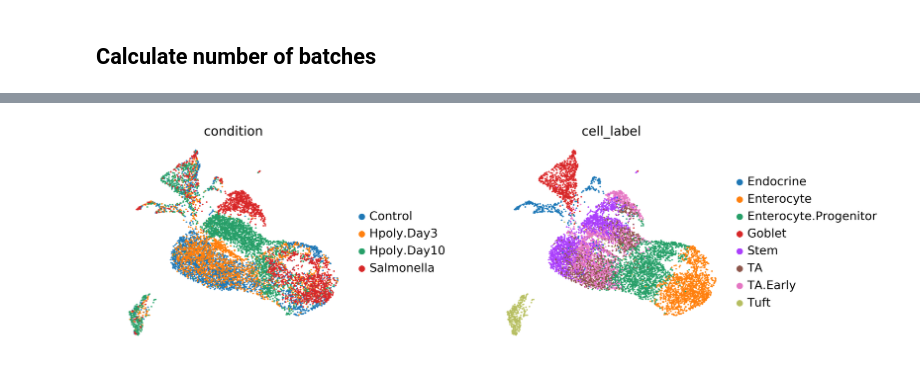
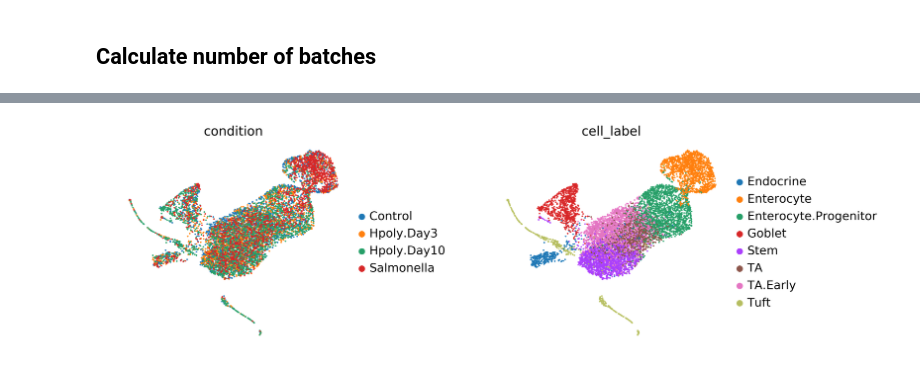
Before and after one commit to theislab/trVAE, a Jupyter notebook: examples/trVAE_Haber.ipynb, the cells around one changed output, grey strips where cells are left out. Saved outputs shown, nothing was run; the diff lists cells and outputs as text; code cells hidden in the pictures.

Commit message:
trVAE Haber notebook updated

```diff
--- a/examples/trVAE_Haber.ipynb
+++ b/examples/trVAE_Haber.ipynb
@@ -78,2 +83,0 @@ findfont: Font family ['Arial'] not found. Falling back to DejaVu Sans.
-# %%
-train_adata, valid_adata = trvae.utils.train_test_split(adata, train_frac=0.80)
@@ -112,10 +101,13 @@ Some of network parameters:
 # %%
-network = trvae.archs.trVAE(x_dimension=train_adata.shape[1],
-                            architecture=[128, 32],
-                            z_dimension=10,
-                            n_conditions=n_conditions,
-                            alpha=0.00005,
-                            beta=50,
-                            eta=100,
-                            output_activation='relu')
+network = trvae.models.trVAE(x_dimension=adata.shape[1],
+                             architecture=[128, 32],
+                             z_dimension=10,
+                             gene_names=adata.var_names.tolist(),
+                             conditions=conditions,
+                             model_path='./models/trVAE/haber/',
+                             alpha=0.0001,
+                             beta=50,
+                             eta=100,
+                             loss_fn='mse',
+                             output_activation='relu')
 # %% [output]
@@ -149,13 +143,12 @@ __NOTE: This will take 5 minutes in a single 1080ti Nvidia GPU__
 # %%
-network.train(net_train_adata,
-              net_valid_adata,
-              condition_encoder,
+network.train(adata,
               condition_key,
-              n_epochs=1000,
+              train_size=0.8,
+              n_epochs=300,
               batch_size=1024,
+              early_stop_limit=15,
+              lr_reducer=10,
               verbose=5,
-              early_stop_limit=750,
-              lr_reducer=0,
-              shuffle=True,
+              save=True,
               )
 # %% [output]
@@ -184,0 +170,3 @@ AnnData object with n_obs × n_vars = 9842 × 1000
+# %%
+latent_adata = network.get_latent(adata, condition_key)
+latent_adata
@@ -197,4 +202,4 @@ sc.tl.umap(mmd_adata)
 # %%
-sc.pl.umap(mmd_adata, color=[condition_key, cell_type_key], wspace=0.5, frameon=False)
+sc.pl.umap(latent_adata, color=[condition_key, cell_type_key], wspace=0.5, frameon=False)
 # %% [output]
-[figure, old version]
+[figure, new version]
```
Also changed, not shown: parts of 34 cells of this notebook.
